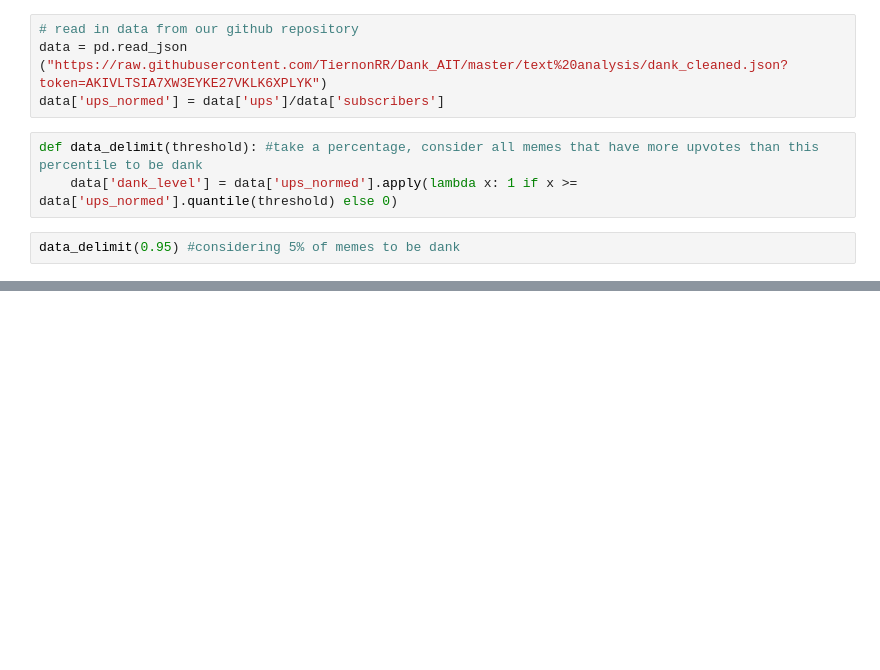
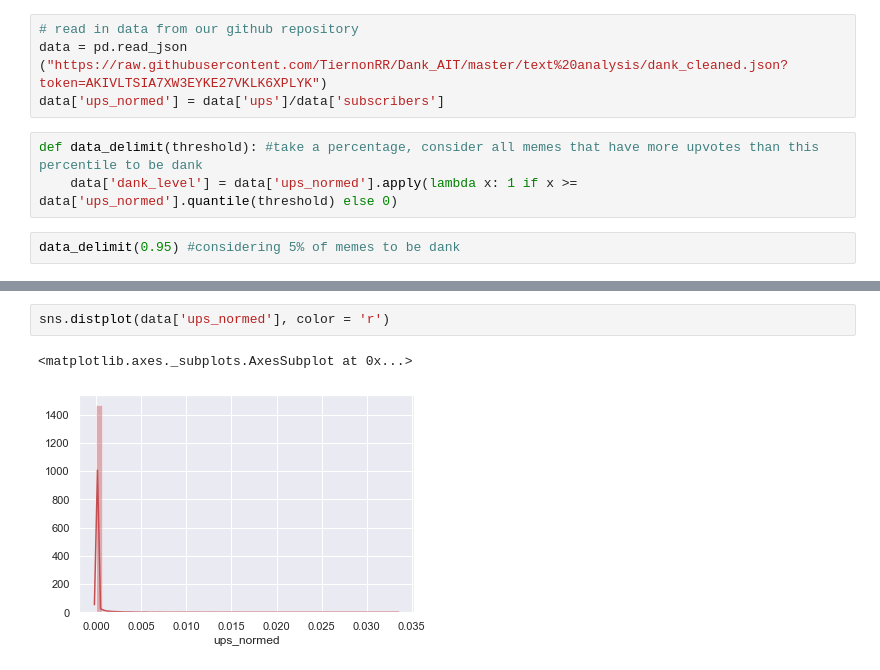
Before and after one commit to TiernonRR/Dank_AIT, a Jupyter notebook: cnn/images_downloader.ipynb, the cells around one changed output, grey strips where cells are left out. Drawn from its saved outputs; the diff is of its cells as text; blank space fills up the shorter version.

```diff
--- a/cnn/images_downloader.ipynb
+++ b/cnn/images_downloader.ipynb
@@ -25,0 +24,5 @@ data.head()
+# %%
+sns.distplot(data['ups_normed'], color = 'r')
+# %% [output]
+<matplotlib.axes._subplots.AxesSubplot at 0x...>
+[figure, added]
```
Also changed, not shown: parts of 7 cells of this notebook.
